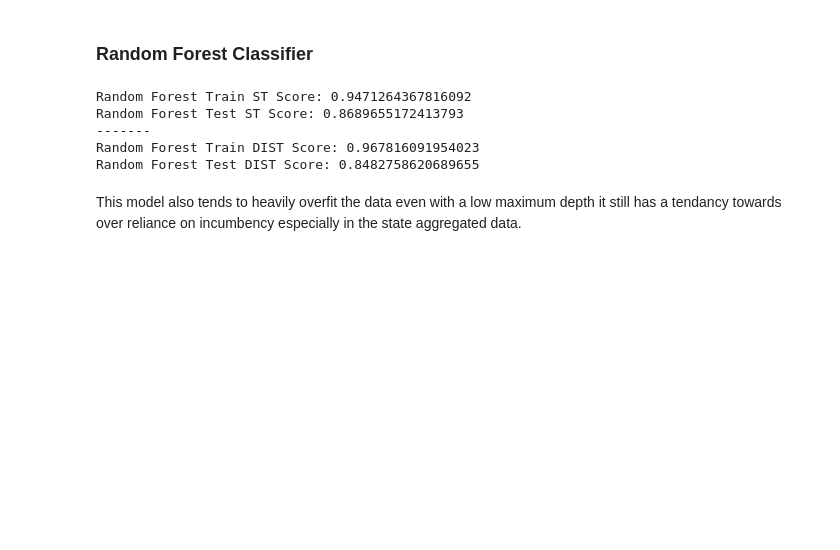
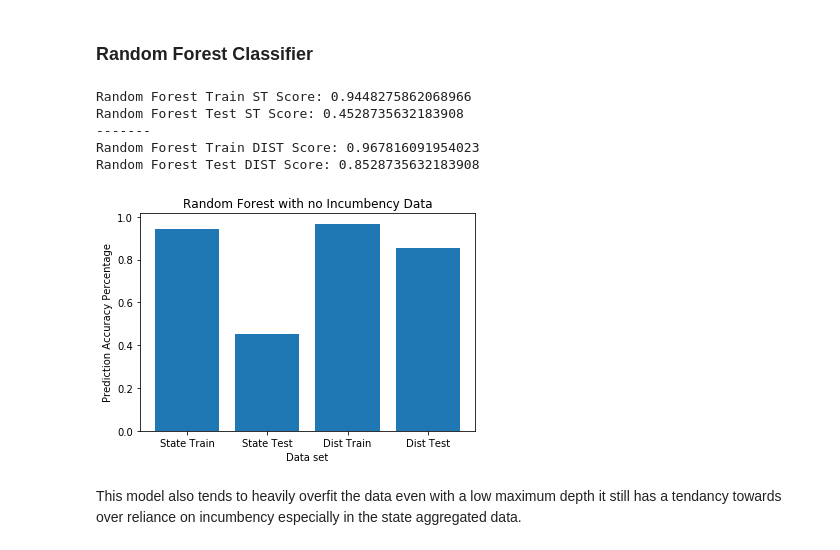
Before and after one commit to Abelay02/CS109a-Final-Project, a Jupyter notebook: Final Project Consolidated Code.ipynb, the cells around one changed output. Saved outputs shown, nothing was run; the diff lists cells and outputs as text; code cells hidden in the pictures; blank space fills up the shorter version.

```diff
--- a/Final Project Consolidated Code.ipynb
+++ b/Final Project Consolidated Code.ipynb
@@ -1218,35 +1212,42 @@ From these scores, it is clear that the decision tree is focusing heavily on inc
 # %%
 ###### State
 random_forest_st = RandomForestClassifier(max_features = 10, max_depth=1, n_estimators = 50)
 random_forest_st.fit(model_frame14_st_xs, model_frame14_y)
 
 random_forest_train14_pred_st = random_forest_st.predict(model_frame14_st_xs)
 random_forest_test18_pred_st = random_forest_st.predict(model_frame18_st_xs)
 
 random_forest_train14_score_st = accuracy_score(model_frame14_y, random_forest_train14_pred_st)
 random_forest_test18_score_st = accuracy_score(model_frame18_y, random_forest_test18_pred_st)
 
 ####### District
 random_forest_dist = RandomForestClassifier(max_features = 10, max_depth=5, n_estimators = 700)
 random_forest_dist.fit(model_frame14_dist_xs, model_frame14_y)
 
 random_forest_train14_pred_dist = random_forest_dist.predict(model_frame14_dist_xs)
 random_forest_test18_pred_dist = random_forest_dist.predict(model_frame18_dist_xs)
 
 random_forest_train14_score_dist = accuracy_score(model_frame14_y, random_forest_train14_pred_dist)
 random_forest_test18_score_dist = accuracy_score(model_frame18_y, random_forest_test18_pred_dist)
 
 print("Random Forest Train ST Score: " + str(random_forest_train14_score_st))
 print("Random Forest Test ST Score: " + str(random_forest_test18_score_st))
 print("-------")
 print("Random Forest Train DIST Score: " + str(random_forest_train14_score_dist))
 print("Random Forest Test DIST Score: " + str(random_forest_test18_score_dist))
+
+plt.bar(['State Train', 'State Test', 'Dist Train', 'Dist Test'],[random_forest_train14_score_st,random_forest_test18_score_st,random_forest_train14_score_dist,random_forest_test18_score_dist])
+plt.title('Random Forest with no Incumbency Data')
+plt.xlabel('Data set')
+plt.ylabel('Prediction Accuracy Percentage')
+plt.show()
 # %% [output]
-Random Forest Train ST Score: 0.9471264367816092
-Random Forest Test ST Score: 0.8689655172413793
+Random Forest Train ST Score: 0.9448275862068966
+Random Forest Test ST Score: 0.4528735632183908
 -------
 Random Forest Train DIST Score: 0.967816091954023
-Random Forest Test DIST Score: 0.8482758620689655
+Random Forest Test DIST Score: 0.8528735632183908
+[figure, added]
 # %% [markdown]
 This model also tends to heavily overfit the data even with a low maximum depth it still has a tendancy towards over reliance on incumbency especially in the state aggregated data.
 # %% [markdown]
```
Also changed, not shown: parts of 6 cells of this notebook.
